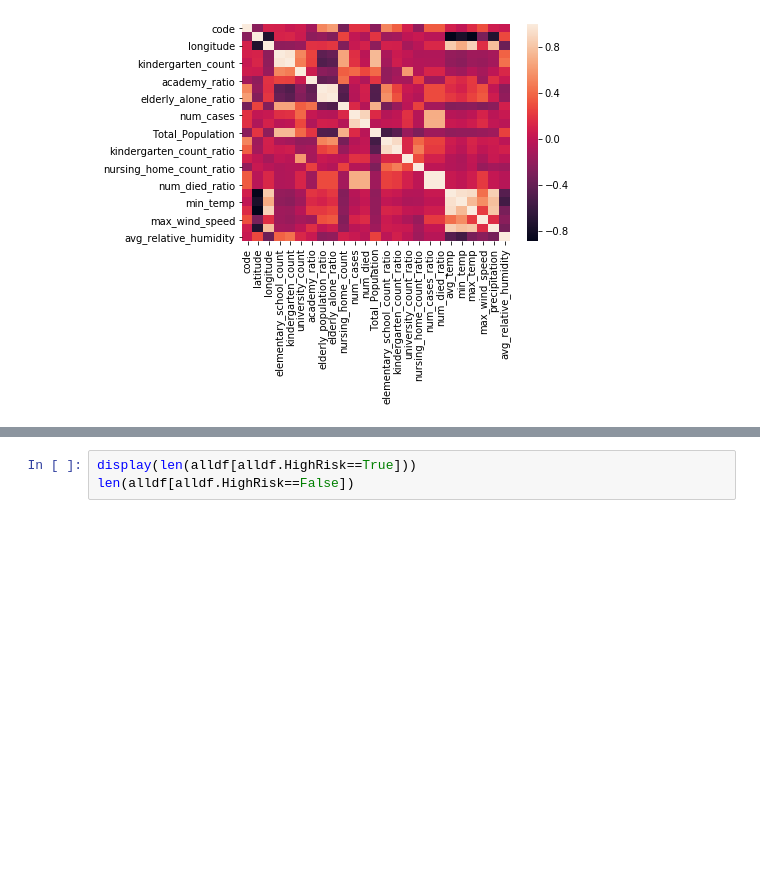
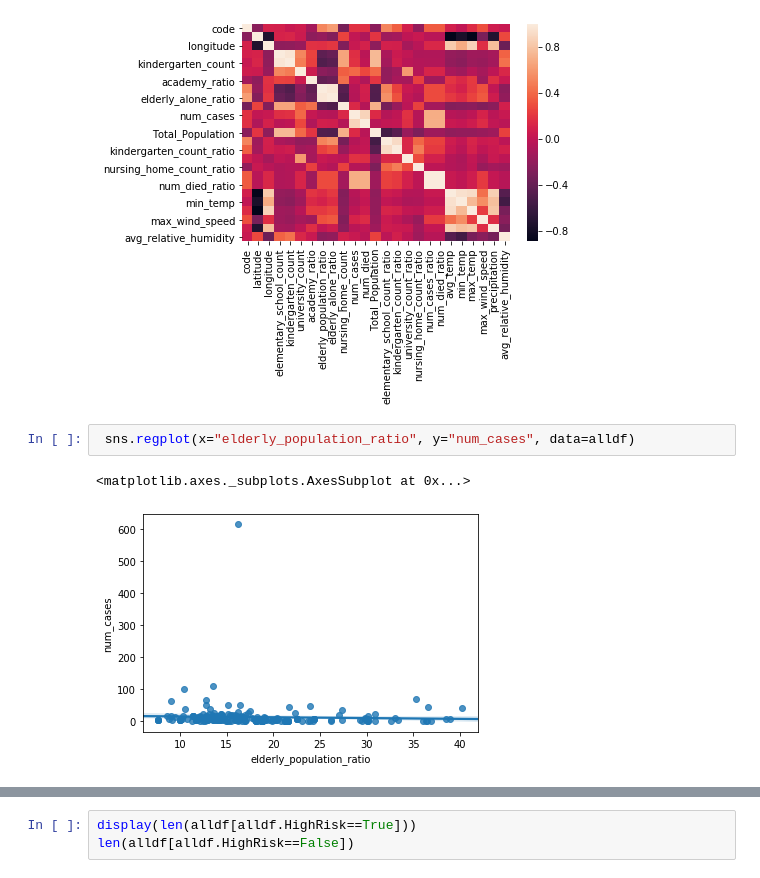
Before and after one commit to Nickjgniklu/FinalProject-CS6830, a Jupyter notebook: RegionsNick.ipynb, the cells around one changed output, grey strips where cells are left out. Saved outputs shown, nothing was run; the diff lists cells and outputs as text; blank space fills up the shorter version.

Commit message:
more graphs

```diff
--- a/RegionsNick.ipynb
+++ b/RegionsNick.ipynb
@@ -245,3 +246,8 @@ alldf.corr()
 | avg_relative_humidity | 0.037037 | 0.280322 | -0.365648 | 0.377789 | 0.438199 | 0.134867 | ... |
 25 rows × 25 columns
 [figure]
+# %%
+ sns.regplot(x="elderly_population_ratio", y="num_cases", data=alldf)
+# %% [output]
+<matplotlib.axes._subplots.AxesSubplot at 0x...>
+[figure, added]
```
Also changed, not shown: parts of 9 cells of this notebook.
